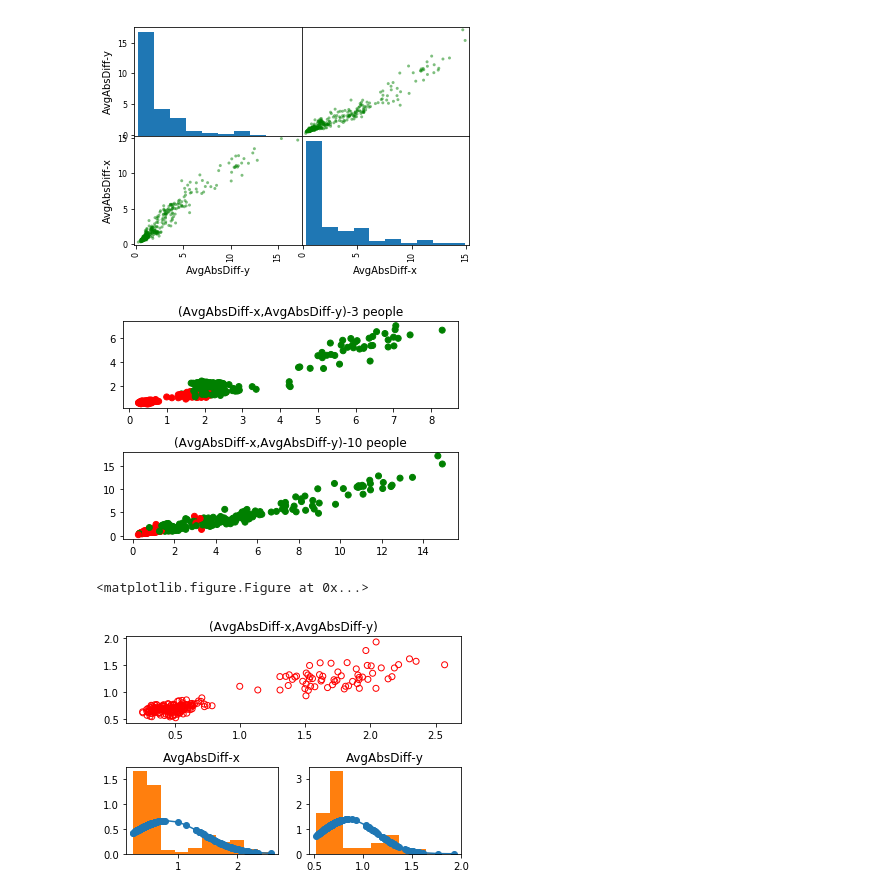
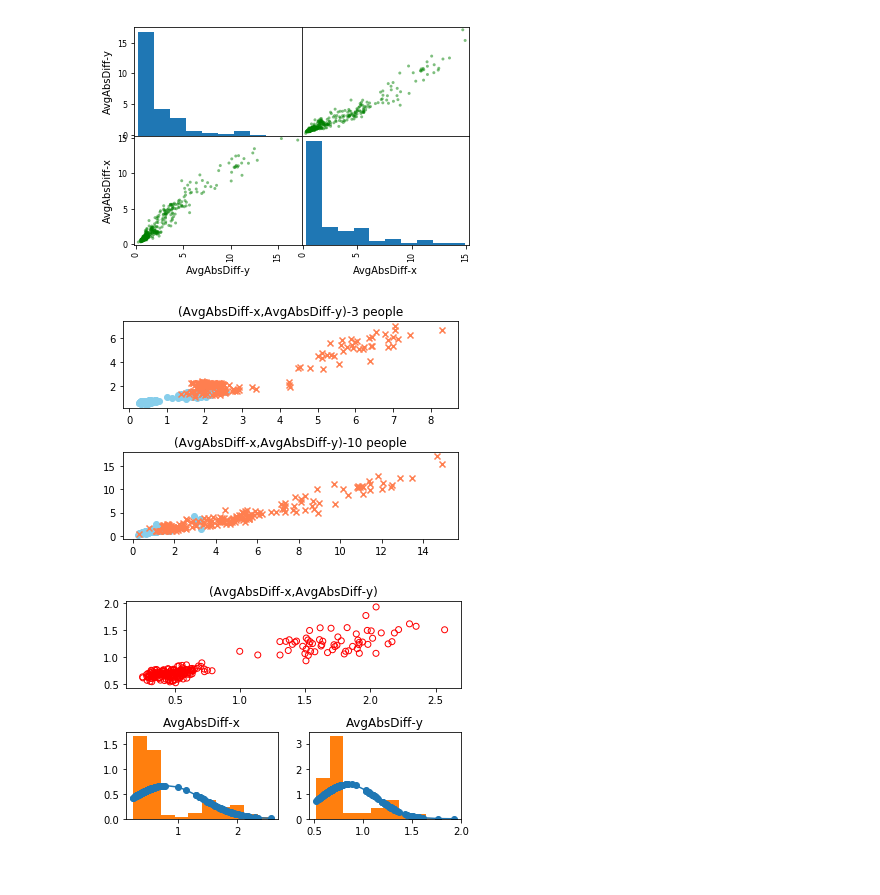
Before and after one commit to bkommineni/Activity-Recognition-Using-Sensordata, a Jupyter notebook: Jupyter_Notebooks/DecisionTree_3_train_10_val.ipynb, the cells around one changed output. Cells and saved outputs as stored; diff of their text form; code cells hidden in the pictures.

Commit message:
visualizations generated for poster

```diff
--- a/Jupyter_Notebooks/DecisionTree_3_train_10_val.ipynb
+++ b/Jupyter_Notebooks/DecisionTree_3_train_10_val.ipynb
@@ -171,21 +249,27 @@ plt.savefig('./Data-Visualization/images/scatter_matrix_AvgAbsDiffxy_dt_val_10.p
 # %%
 #walking and running data points for training set(3 people data)
 plt.subplot(2,1,1)
-plt.scatter(df_unique['AvgAbsDiff-x'],df_unique['AvgAbsDiff-y'],c = df_unique['color'], cmap=my_color_map
-            ,marker='o',facecolors='none',edgecolors=None)
+walk_points = df_unique.loc[df_unique['Label'] == 'walking']
+run_points = df_unique.loc[df_unique['Label'] == 'running']
+plt.scatter(walk_points['AvgAbsDiff-x'],walk_points['AvgAbsDiff-y'],color='skyblue'
+            ,marker='o',edgecolors=None)
+plt.scatter(run_points['AvgAbsDiff-x'],run_points['AvgAbsDiff-y'],color='coral'
+            ,marker='x',edgecolors=None)
 plt.title("(AvgAbsDiff-x,AvgAbsDiff-y)-3 people")
 
 #walking and running data points for test set(10 people data)
 plt.subplot(2,1,2)
-plt.scatter(df_unique_test['AvgAbsDiff-x'],df_unique_test['AvgAbsDiff-y'],c = df_unique_test['color'], cmap=my_color_map
-            ,marker='o',facecolors='none',edgecolors=None)
+walk_points_test = df_unique_test.loc[df_unique_test['Label'] == 'walking']
+run_points_test = df_unique_test.loc[df_unique_test['Label'] == 'running']
+plt.scatter(walk_points_test['AvgAbsDiff-x'],walk_points_test['AvgAbsDiff-y'],color='skyblue'
+            ,marker='o',edgecolors=None)
+plt.scatter(run_points_test['AvgAbsDiff-x'],run_points_test['AvgAbsDiff-y'],color='coral'
+            ,marker='x',edgecolors=None)
 plt.title("(AvgAbsDiff-x,AvgAbsDiff-y)-10 people")
 plt.subplots_adjust(hspace=0.5)
-plt.show()
-plt.savefig('./Data-Visualization/images/scatter_AvgAbsDiffxy_dt_train_3_val_10.png',dpi=1000)
+plt.savefig('./../Data-Visualization/images/scatter_AvgAbsDiffxy_dt_train_3_val_10.png',dpi=1000)
 # %% [output]
-[figure, old version]
+[figure, new version]
-<matplotlib.figure.Figure at 0x...>
 # %%
 #walking points
 walk_points = df_unique.loc[df_unique['Label'] == 'walking']
```
Also changed, not shown: parts of 15 cells of this notebook, 12 other files.
